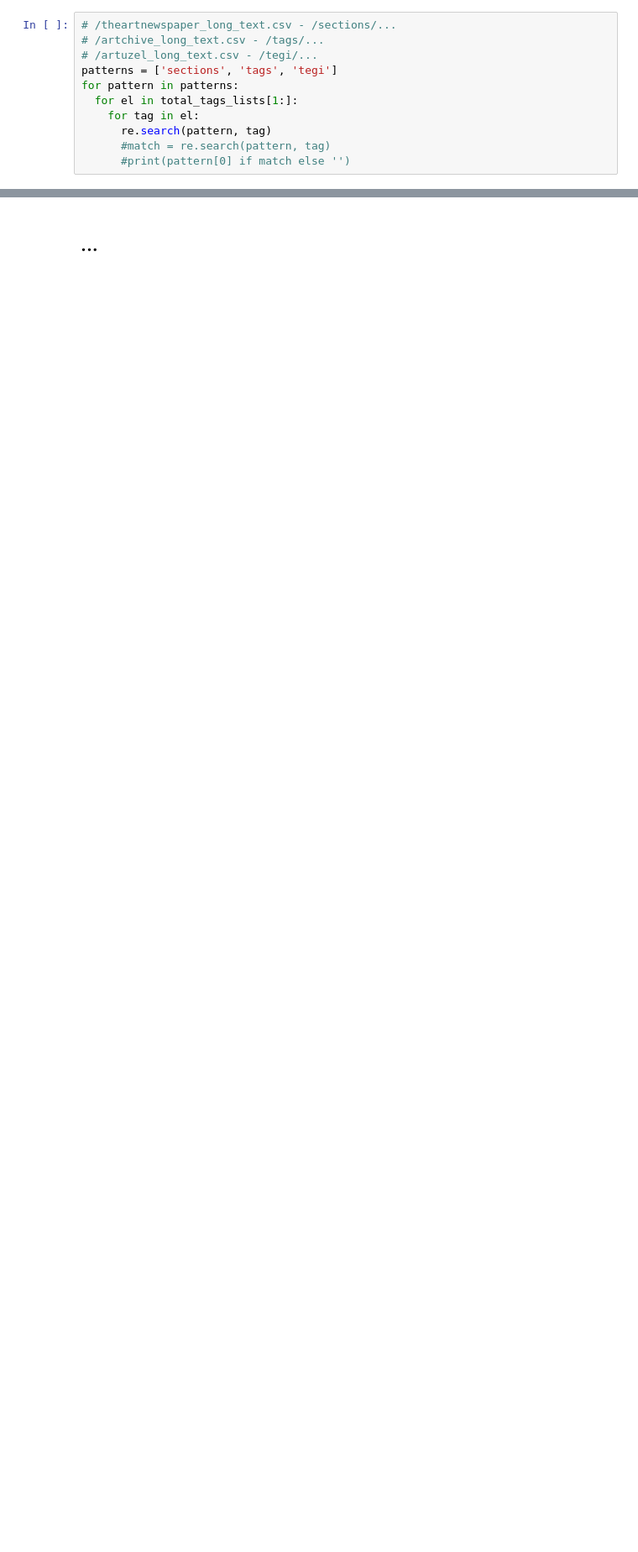
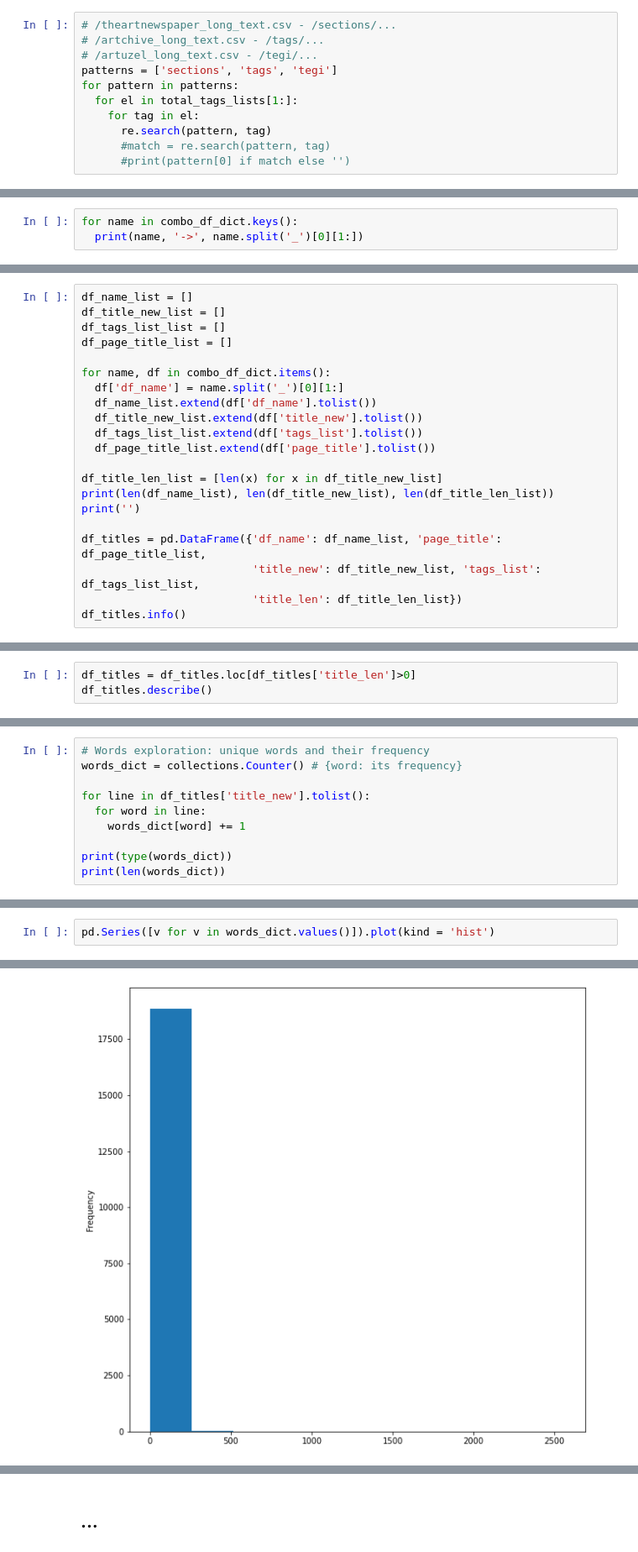
Before and after one commit to Bella151305/ArtProject, a Jupyter notebook: Texts.ipynb, the cells around one changed output, grey strips where cells are left out. Shown at 84% size. Drawn from its saved outputs; the diff is of its cells as text; blank space fills up the shorter version.

```diff
--- a/Texts.ipynb
+++ b/Texts.ipynb
@@ -1037,0 +1382,3 @@ unique tags count after updating: 607
+# %%
+for name in combo_df_dict.keys():
+  print(name, '->', name.split('_')[0][1:])
@@ -1037,0 +1398,21 @@ unique tags count after updating: 607
+# %%
+df_name_list = []
+df_title_new_list = []
+df_tags_list_list = []
+df_page_title_list = []
+
+for name, df in combo_df_dict.items():
+  df['df_name'] = name.split('_')[0][1:]
+  df_name_list.extend(df['df_name'].tolist())
+  df_title_new_list.extend(df['title_new'].tolist())
+  df_tags_list_list.extend(df['tags_list'].tolist())
+  df_page_title_list.extend(df['page_title'].tolist())
+
+df_title_len_list = [len(x) for x in df_title_new_list]
+print(len(df_name_list), len(df_title_new_list), len(df_title_len_list))
+print('')
+
+df_titles = pd.DataFrame({'df_name': df_name_list, 'page_title': df_page_title_list,
+                          'title_new': df_title_new_list, 'tags_list': df_tags_list_list,
+                          'title_len': df_title_len_list})
+df_titles.info()
@@ -1037,0 +1446,3 @@ unique tags count after updating: 607
+# %%
+df_titles = df_titles.loc[df_titles['title_len']>0]
+df_titles.describe()
@@ -1037,0 +1459,10 @@ unique tags count after updating: 607
+# %%
+# Words exploration: unique words and their frequency
+words_dict = collections.Counter() # {word: its frequency}
+
+for line in df_titles['title_new'].tolist():
+  for word in line:
+    words_dict[word] += 1
+
+print(type(words_dict))
+print(len(words_dict))
@@ -1037,0 +1488,3 @@ unique tags count after updating: 607
+# %%
+pd.Series([v for v in words_dict.values()]).plot(kind = 'hist')
+# %% [output]
@@ -1037,0 +1492 @@ unique tags count after updating: 607
+[figure, added]
```
Also changed, not shown: parts of 98 cells of this notebook.
